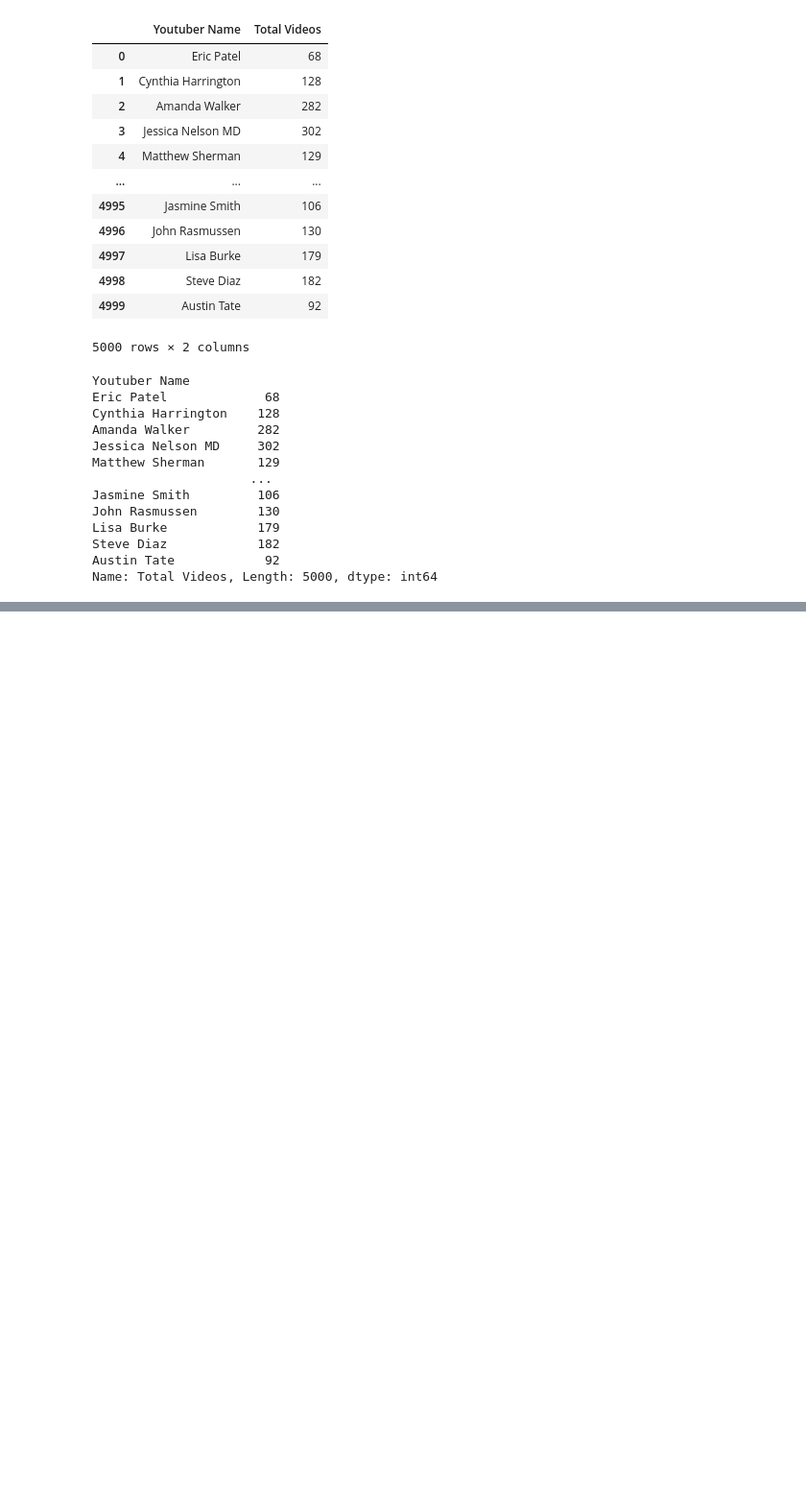
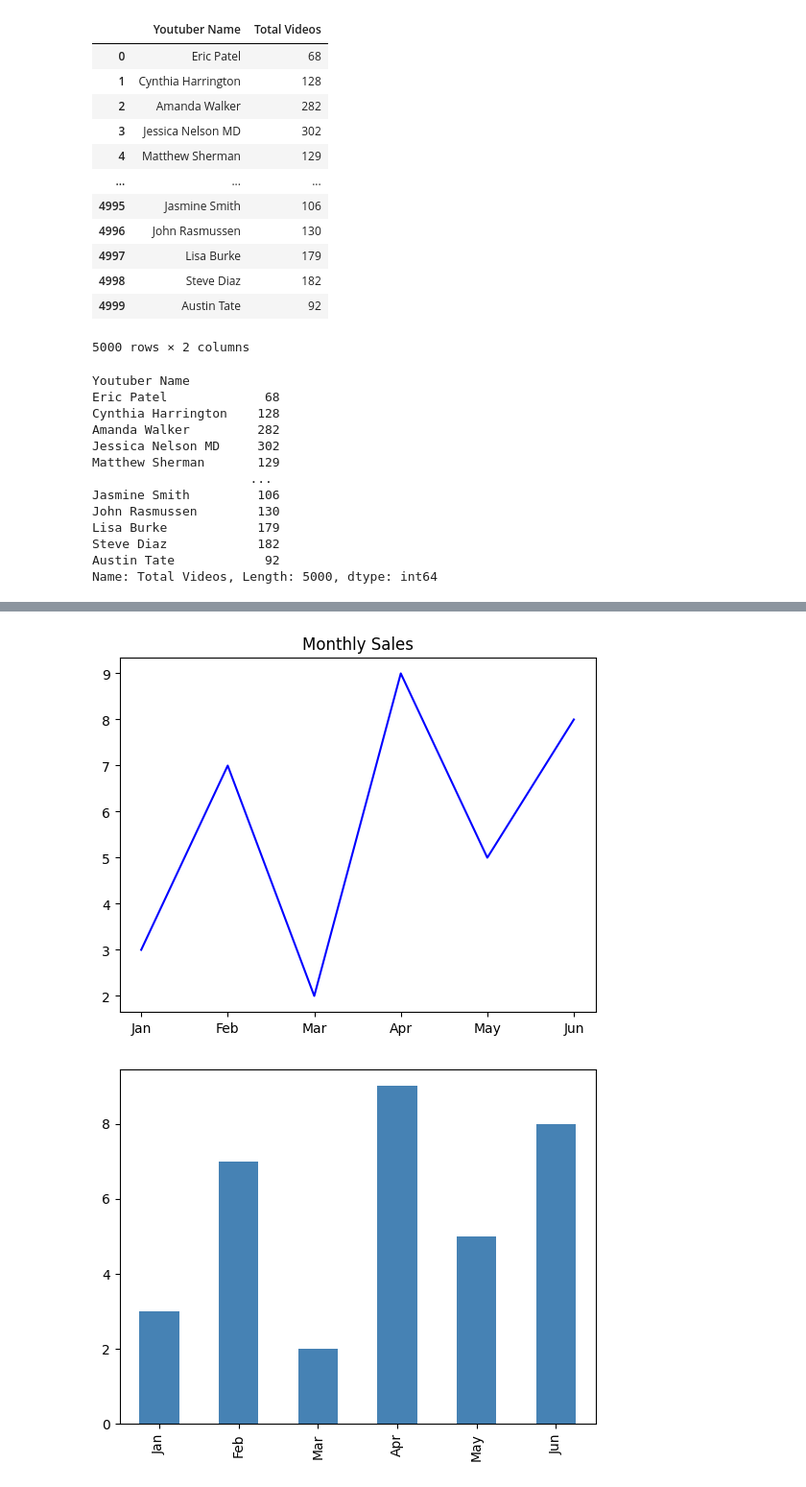
Before and after one commit to chinmairam/GenAI-Upskill, a Jupyter notebook: Pandas/Pandas_fundamentals.ipynb, the cells around one changed output, grey strips where cells are left out. Shown at 96% size. Drawn from its saved outputs; the diff is of its cells as text; code cells hidden in the pictures; blank space fills up the shorter version.

```diff
--- a/Pandas/Pandas_fundamentals.ipynb
+++ b/Pandas/Pandas_fundamentals.ipynb
@@ -301,0 +856,16 @@ Name: Total Videos, Length: 5000, dtype: int64
+# %%
+# kind -> Decides what kind of graph you want to plot.
+s.plot(kind='line', title='Monthly Sales', color='blue')
+plt.show()
+s.plot(kind='bar', color='steelblue')
+plt.show()
+s.plot(kind='hist', bins=5)
+plt.show()
+s.plot(kind='pie', autopct='%1.1f%%')
+plt.show()
+# autopct = '%1.1f%%': 1 decimal place with a % sign
+# autopct='%1.2f%%': 2 decimal places with a % sign
+# autopct='%d%%': Rounded integer with a % sign
+# %% [output]
+[figure, added]
+[figure, added]
```
Also changed, not shown: parts of 104 cells of this notebook, 1 other file.
